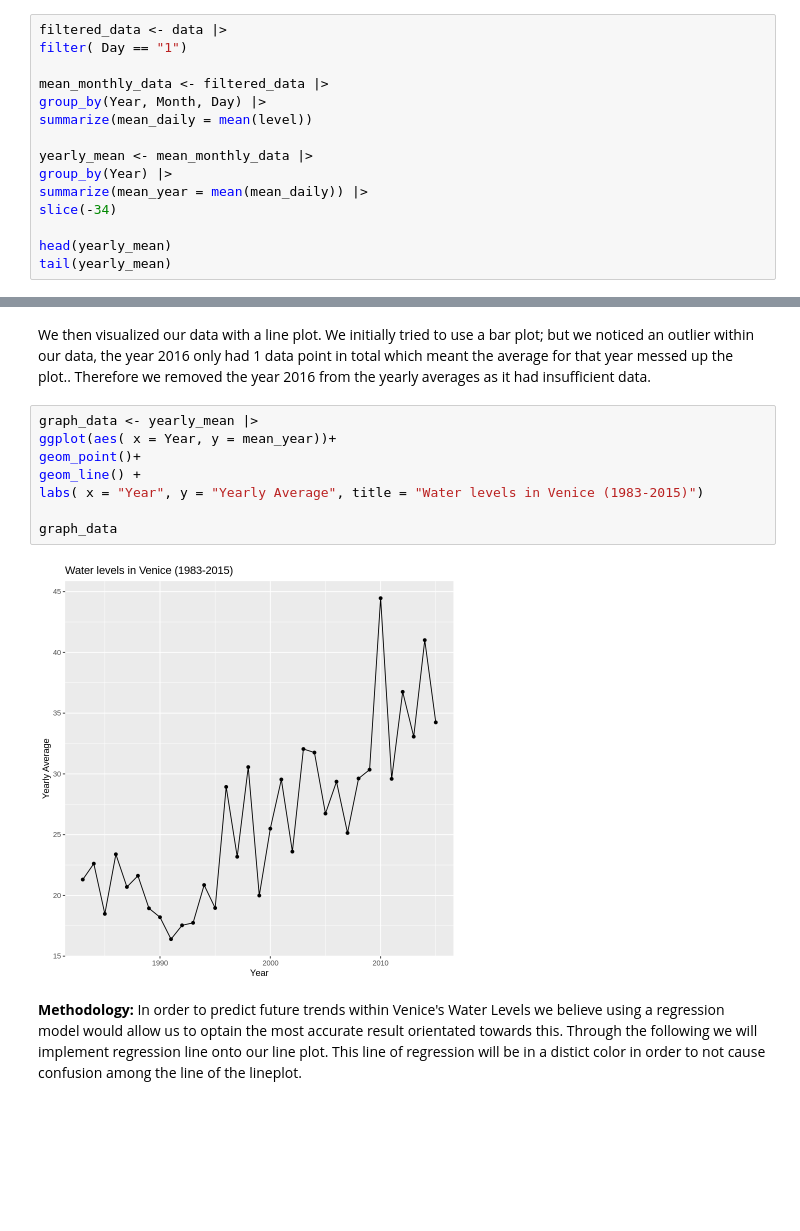
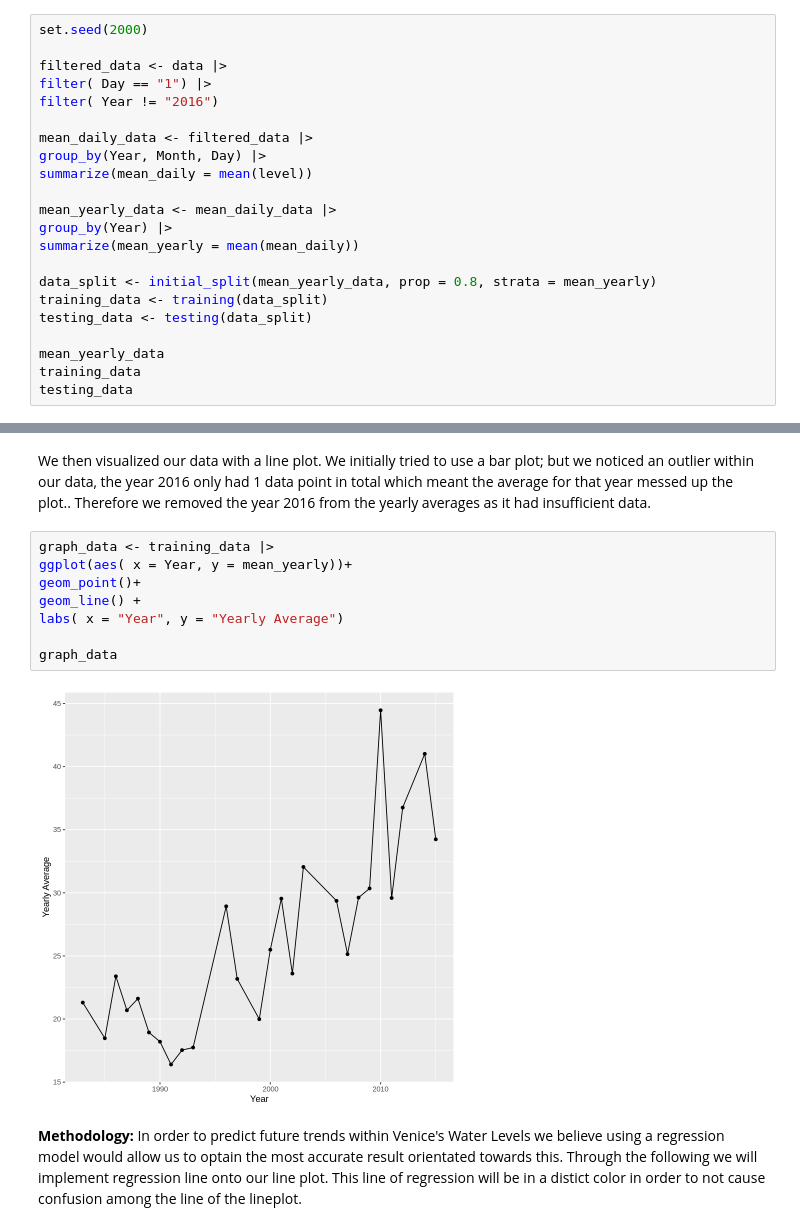
Before and after one commit to Applemyp/dsci100-group36-project, a Jupyter notebook: Project.ipynb, the cells around one changed output, grey strips where cells are left out. Saved outputs shown, nothing was run; the diff lists cells and outputs as text; blank space fills up the shorter version.

```diff
--- a/Project.ipynb
+++ b/Project.ipynb
@@ -70,20 +61,27 @@ A tibble: 6 × 5
 # %% [markdown]
 Initially we wanted to look at just the first day of every month at a specific time, for example; 12 pm of every first day. However, we realized that this does not account for high and low tide periods of each day. Therefore, we changed our method to take the mean water level of the entire day, as this takes into consideration different tides throughout the day. From there we grouped by year and found the mean water level of each year.
 # %%
+set.seed(2000)
+
 filtered_data <- data |>
-filter( Day == "1")
+filter( Day == "1") |>
+filter( Year != "2016")
 
-mean_monthly_data <- filtered_data |>
+mean_daily_data <- filtered_data |>
 group_by(Year, Month, Day) |>
 summarize(mean_daily = mean(level))
 
-yearly_mean <- mean_monthly_data |>
+mean_yearly_data <- mean_daily_data |>
 group_by(Year) |>
-summarize(mean_year = mean(mean_daily)) |>
-slice(-34)
+summarize(mean_yearly = mean(mean_daily))
 
-head(yearly_mean)
-tail(yearly_mean)
+data_split <- initial_split(mean_yearly_data, prop = 0.8, strata = mean_yearly)
+training_data <- training(data_split)
+testing_data <- testing(data_split)
+
+mean_yearly_data
+training_data
+testing_data
 # %% [output]
 `summarise()` has grouped output by 'Year', 'Month'. You can override using the
 `.groups` argument.
@@ -108,15 +124,15 @@ A tibble: 6 × 2
 # %% [markdown]
 We then visualized our data with a line plot. We initially tried to use a bar plot; but we noticed an outlier within our data, the year 2016 only had 1 data point in total which meant the average for that year messed up the plot.. Therefore we removed the year 2016 from the yearly averages as it had insufficient data.
 # %%
-graph_data <- yearly_mean |>
-ggplot(aes( x = Year, y = mean_year))+
+graph_data <- training_data |>
+ggplot(aes( x = Year, y = mean_yearly))+
 geom_point()+
 geom_line() +
-labs( x = "Year", y = "Yearly Average", title = "Water levels in Venice (1983-2015)")
+labs( x = "Year", y = "Yearly Average")
 
 graph_data
 # %% [output]
-[figure, old version]
+[figure, new version]
 # %% [markdown]
 **Methodology:** In order to predict future trends within Venice's Water Levels we believe using a regression model would allow us to optain the most accurate result orientated towards this. Through the following we will implement regression line onto our line plot. This line of regression will be in a distict color in order to not cause confusion among the line of the lineplot.
 # %% [markdown]
```
Also changed, not shown: parts of 2 cells of this notebook.
